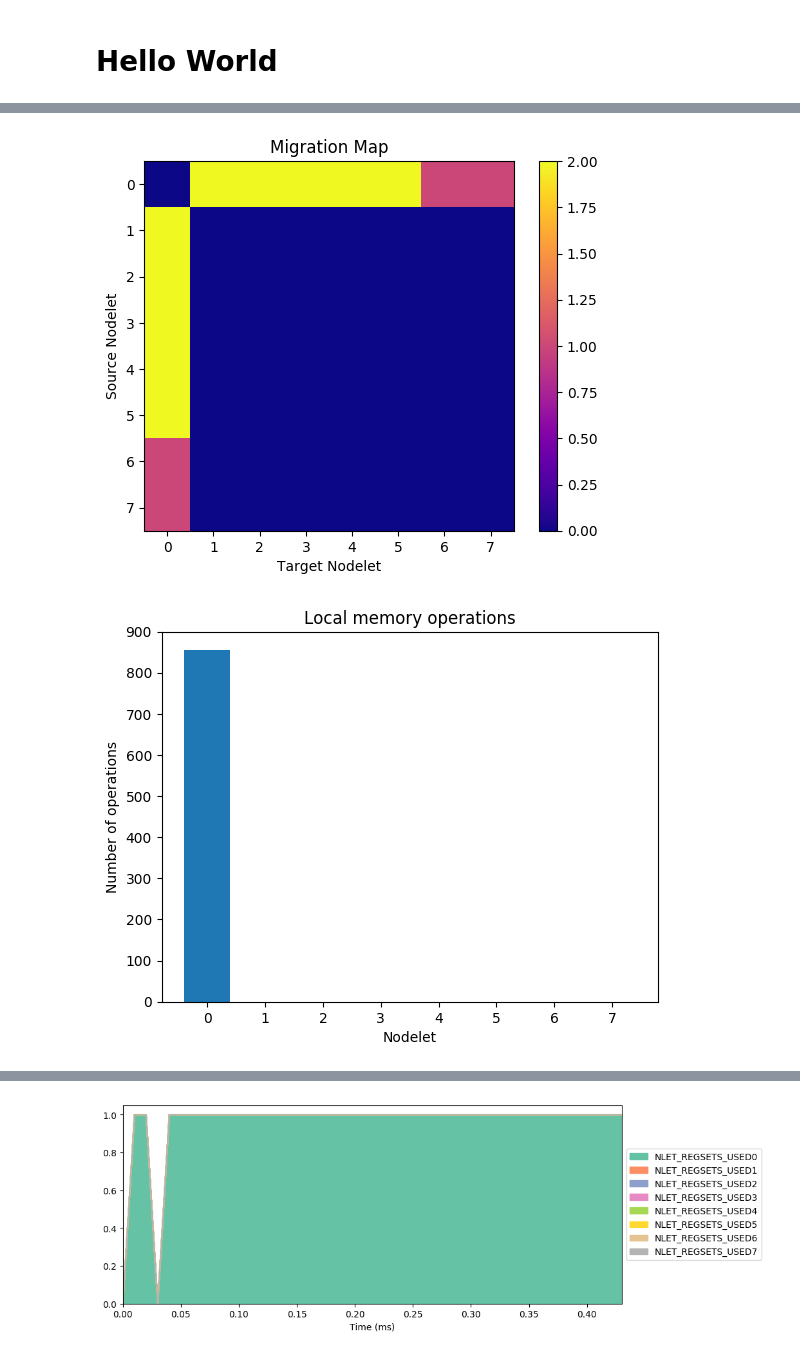
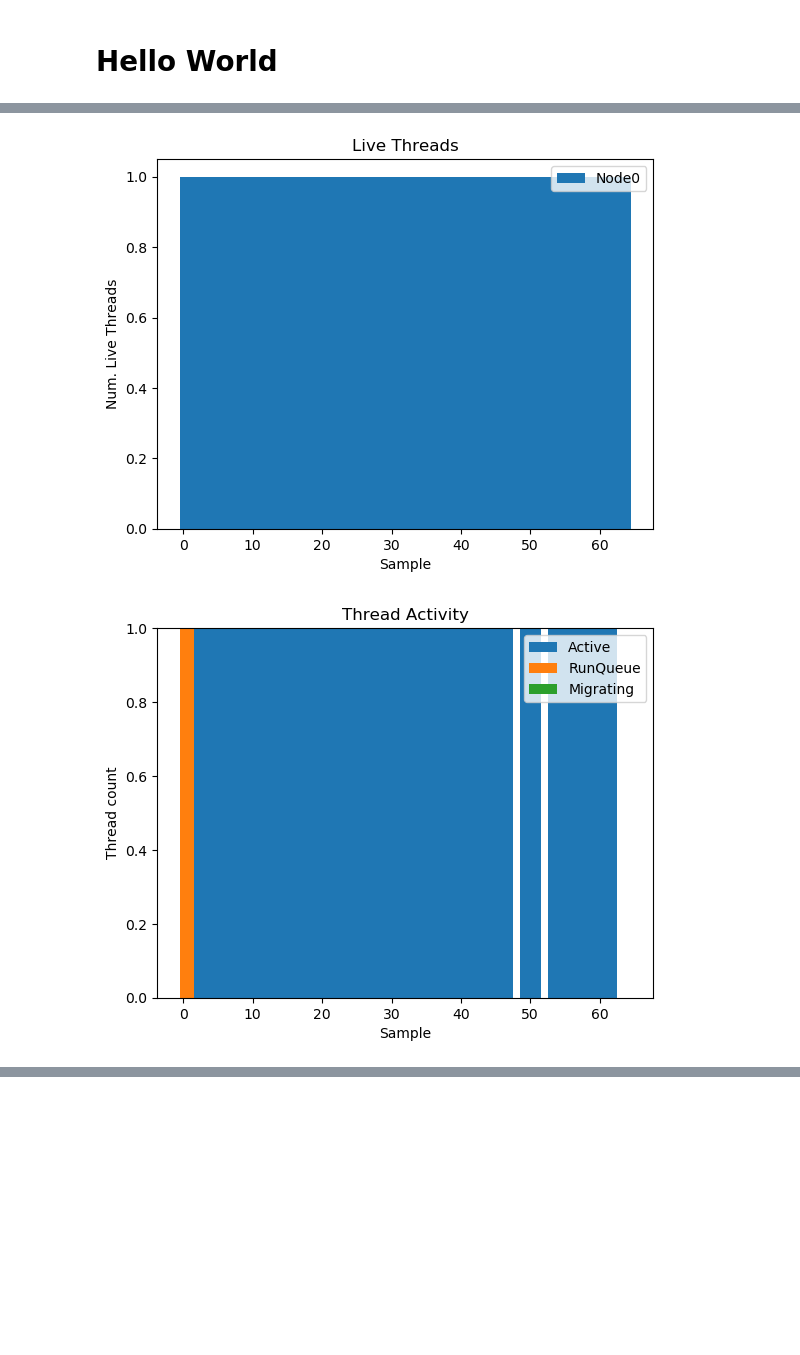
Before and after one commit to gt-crnch-rg/lucata-pathfinder-tutorial, a Jupyter notebook: code/01-hello-world/hello-world.ipynb, the cells around one changed output, grey strips where cells are left out. Drawn from its saved outputs; the diff is of its cells as text; code cells hidden in the pictures; blank space fills up the shorter version.

```diff
--- a/code/01-hello-world/hello-world.ipynb
+++ b/code/01-hello-world/hello-world.ipynb
@@ -128,9 +157,8 @@ Generating hello-world_NLET_REGSETS_USED.png
 # %%
 from IPython.display import Image, display
-display(Image(filename="hello-world_migration_map.png"))
-display(Image(filename="hello-world_local_memops.png"))
-display(Image(filename="hello-world_remotes_map.png"))
-display(Image(filename="hello-world_NLET_REGSETS_USED.png"))
+display(Image(filename="hello-world.Live_Threads.png"))
+display(Image(filename="hello-world.Thread_Activity.png"))
+display(Image(filename="hello-world.MSP_Activity.png"))
 # %% [output]
-[figure, old version]
+[figure, new version]
-[figure, old version]
+[figure, new version]
@@ -138 +165,0 @@ display(Image(filename="hello-world_NLET_REGSETS_USED.png"))
-[figure, removed]
```
Also changed, not shown: parts of 30 cells of this notebook, 3 other files.
